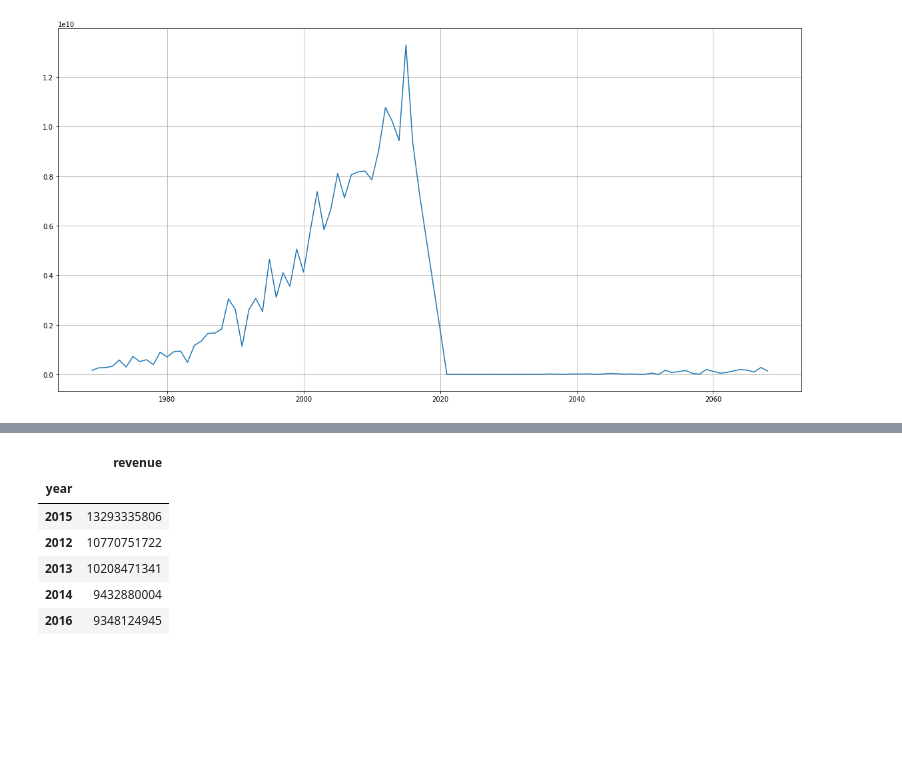
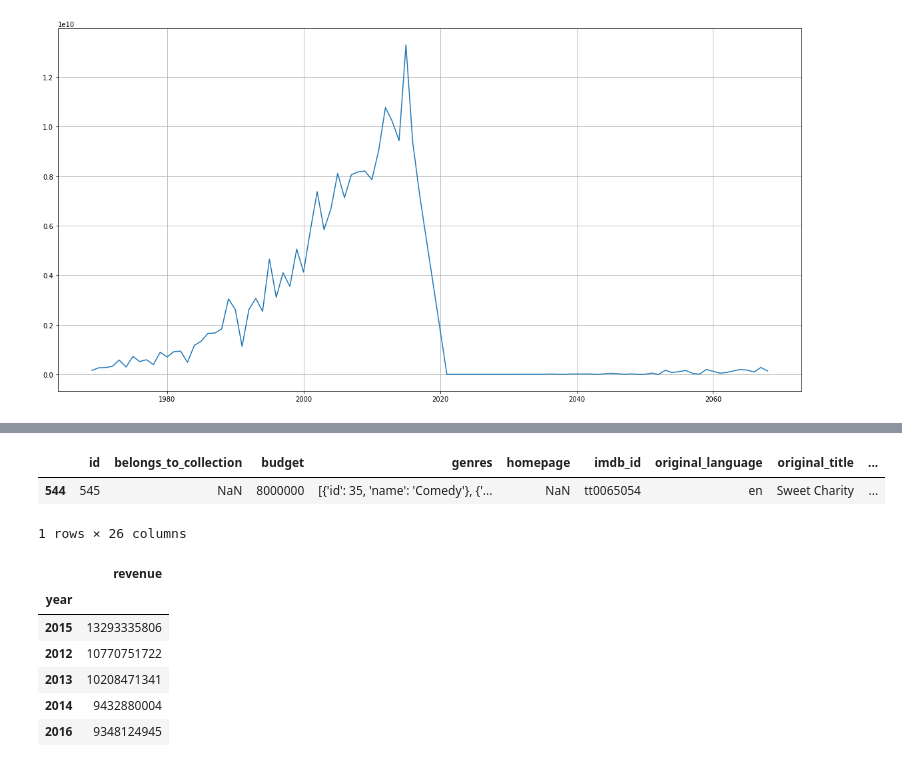
Before and after one commit to JONGSKY/data_science_kaggle, a Jupyter notebook: tmdb_box_office_prediction/code/Untitled.ipynb, the cells around one changed output, grey strips where cells are left out. Cells and saved outputs as stored; diff of their text form; code cells hidden in the pictures; blank space fills up the shorter version.

```diff
--- a/tmdb_box_office_prediction/code/Untitled.ipynb
+++ b/tmdb_box_office_prediction/code/Untitled.ipynb
@@ -114,3 +120,9 @@ plt.plot(df)
+# %%
+train_df.sort_values(by=['release_date'], ascending=True)[:1]
+# %% [output]
+|  | id | belongs_to_collection | budget | genres | homepage | imdb_id | original_language | original_title | ... |
+| 544 | 545 | NaN | 8000000 | [{'id': 35, 'name': 'Comedy'}, {'... | NaN | tt0065054 | en | Sweet Charity | ... |
+1 rows × 26 columns
 # %%
 pd.DataFrame(train_df.groupby(['year'])['revenue'].sum()).sort_values(by=['revenue'], ascending=False)[:5]
 # %% [output]
```
Also changed, not shown: parts of 16 cells of this notebook.
